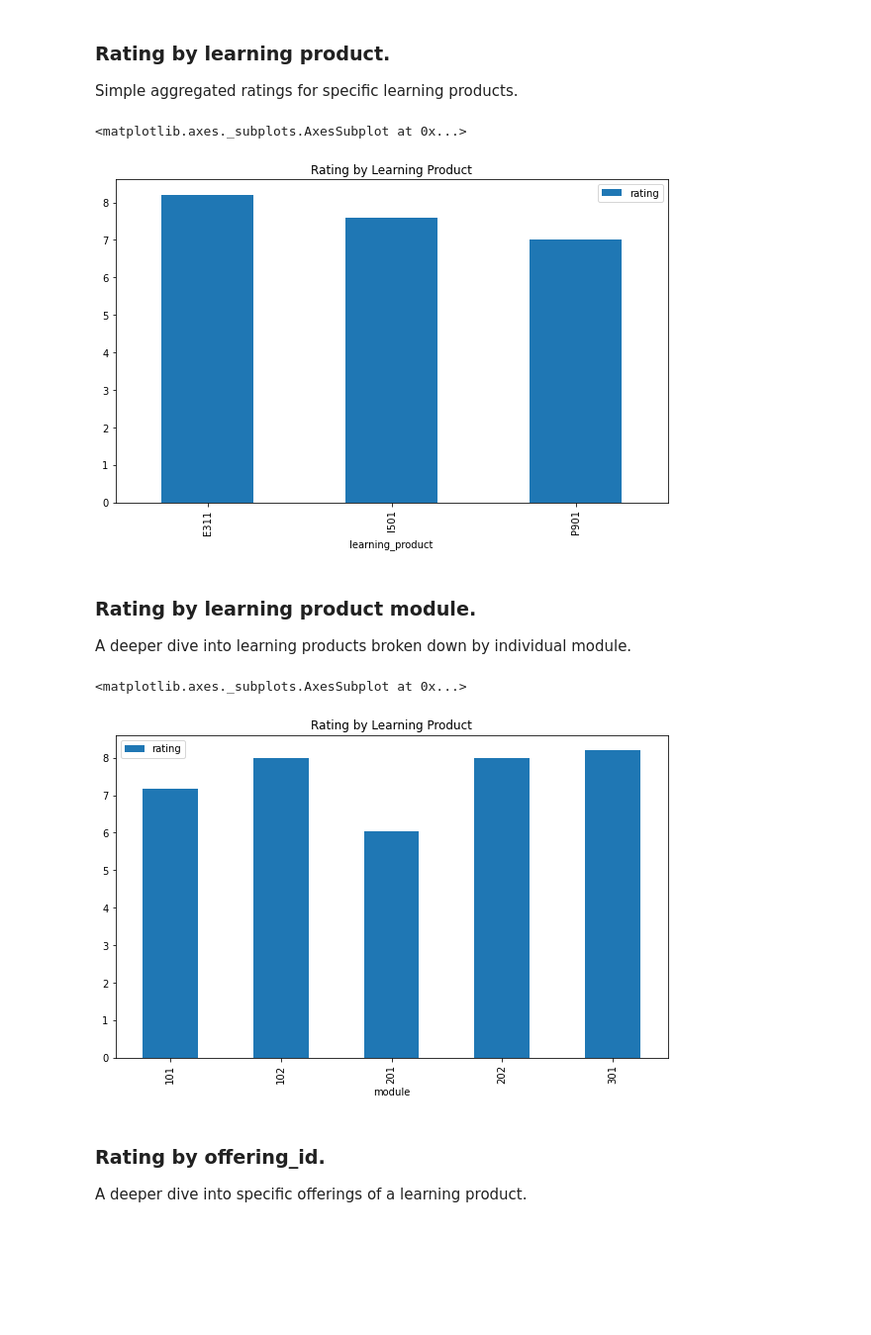
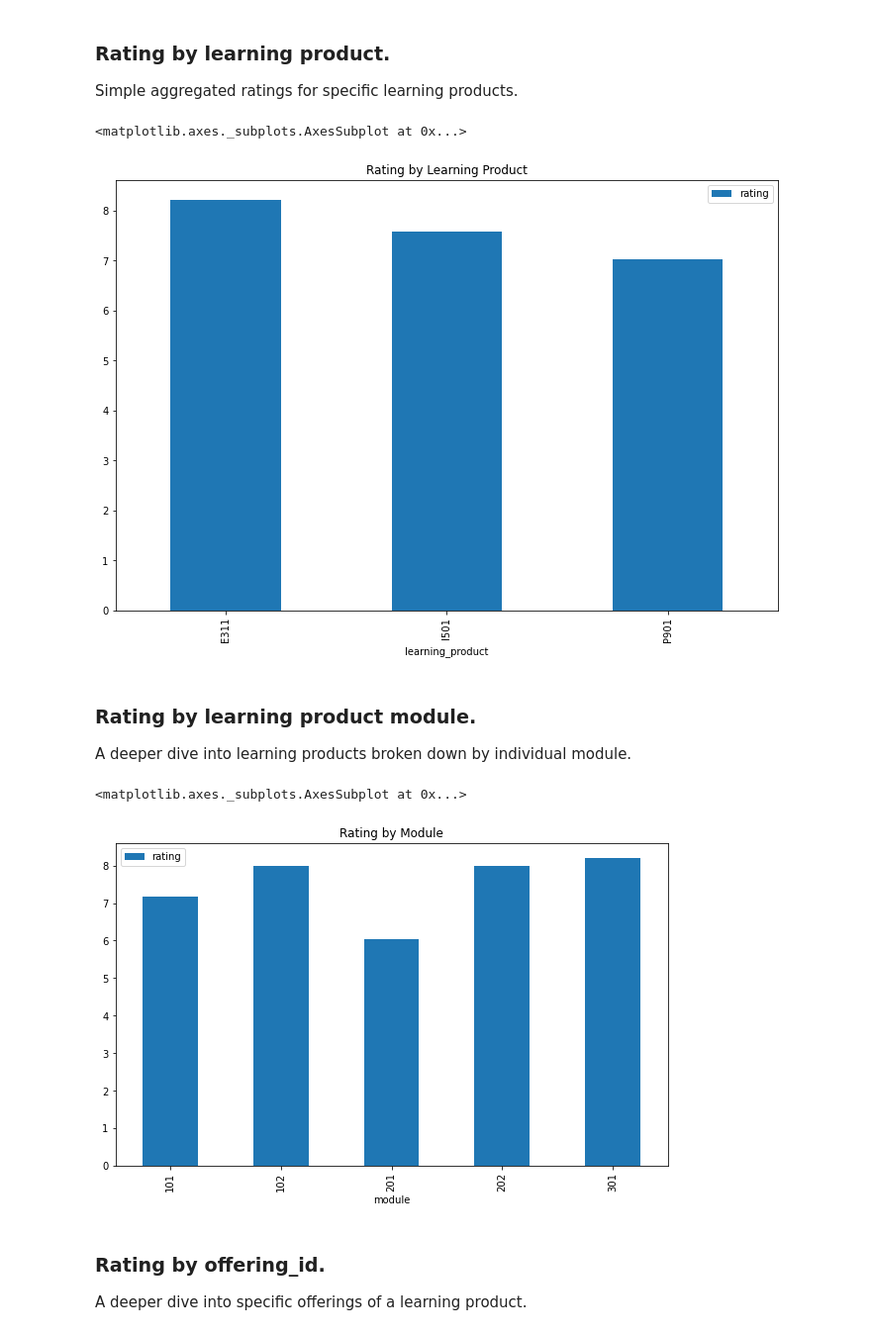
Before and after one commit to ToferC/learner_models, a Jupyter notebook: Evals_analysis.ipynb, the cells around one changed output. Shown: that part at 99% size. Drawn from its saved outputs; the diff is of its cells as text; code cells hidden in the pictures; blank space fills up the shorter version.

```diff
--- a/Evals_analysis.ipynb
+++ b/Evals_analysis.ipynb
@@ -19,6 +19,8 @@ df = pd.read_csv(os.path.join(data_dir, "evals.csv"))
 eleven_grad=["darkred", "brown", "darkorange", "orange", "gold", "dodgerblue", "royalblue", "blue", "green", "forestgreen", "limegreen"]
 seven_grad=["darkred", "orange", "gold", "dodgerblue", "royalblue", "green", "forestgreen"]
 seven_diff=["brown", "green", "dodgerblue", "gold", "royalblue", "orange", "forestgreen"]
+
+fsize=(12,8)
 # %%
 df.columns
 # %% [output]
@@ -107,19 +109,19 @@ Takes user ratings from a 1-10 scale. Able to cut by business line, learning pro
 Simple aggregated ratings for specific learning products.
 # %%
 rating_offering = df[["learning_product", "rating"]]
-rating_offering.groupby("learning_product").agg("mean").plot(kind="bar", title="Rating by Learning Product", figsize=(10,6))
+rating_offering.groupby("learning_product").agg("mean").plot(kind="bar", title="Rating by Learning Product", figsize=fsize)
 # %% [output]
 <matplotlib.axes._subplots.AxesSubplot at 0x...>
-[figure, old version]
+[figure, new version]
 # %% [markdown]
 ### Rating by learning product module.
 A deeper dive into learning products broken down by individual module.
 # %%
 module_rating = df[["module", "rating"]]
-module_rating.groupby("module").agg("mean").plot(kind="bar", title="Rating by Learning Product", figsize=(10,6))
+module_rating.groupby("module").agg("mean").plot(kind="bar", title="Rating by Module", figsize=(10,6))
 # %% [output]
 <matplotlib.axes._subplots.AxesSubplot at 0x...>
-[figure, old version]
+[figure, new version]
 # %% [markdown]
 ### Rating by offering_id.
 A deeper dive into specific offerings of a learning product.
```
Also changed, not shown: parts of 15 cells of this notebook, 1 other file.
